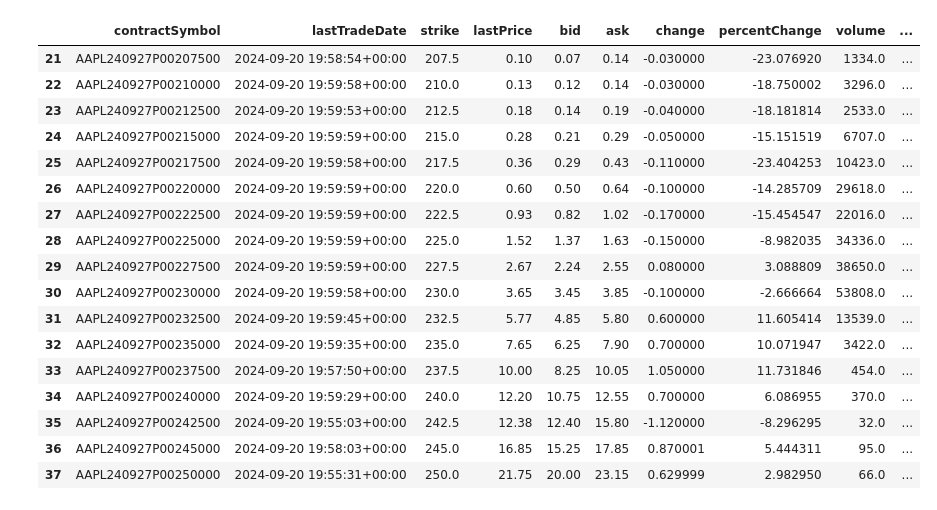
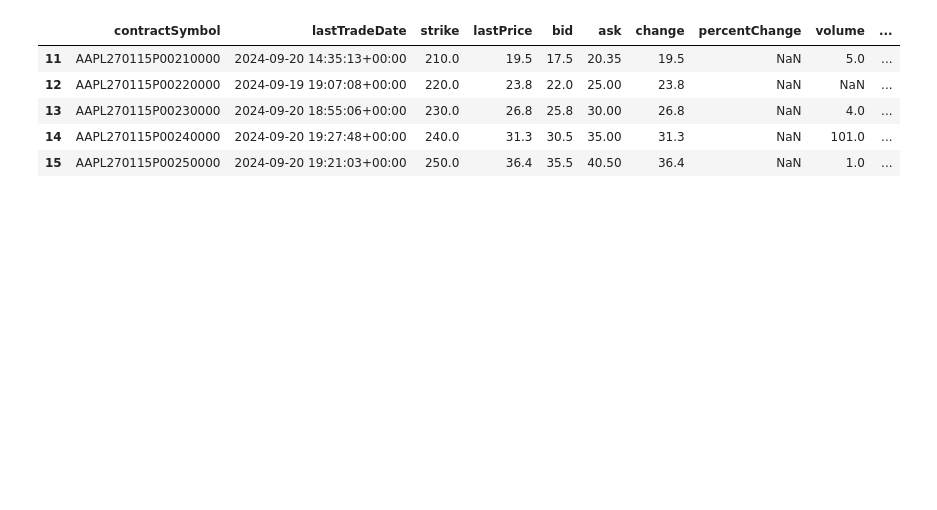
Before and after one commit to markhen2/Stock-review-app, a Jupyter notebook: Options chain work/optimal_option.ipynb, the cells around one changed output. Drawn from its saved outputs; the diff is of its cells as text; code cells hidden in the pictures; blank space fills up the shorter version.

Commit message:
Optimal options source

```diff
--- a/Options chain work/optimal_option.ipynb
+++ b/Options chain work/optimal_option.ipynb
@@ -48,46 +30,34 @@ ticker.options
 # %%
 import yfinance as yf
 
 def calculate_optimal_options(symbol, expiration_date):
     # Create a Ticker object
     ticker = yf.Ticker(symbol)
 
     # Fetch the options chain for the given expiration date
     options_chain = ticker.option_chain(expiration_date)
 
     # Get the put options
     puts = options_chain.puts
 
     # Define criteria for optimal options (e.g., strike price close to current price, low premium)
     current_price = ticker.history(period='1d')['Close'].iloc[-1]
     optimal_puts = puts[(puts['strike'] <= current_price * 1.1) & (puts['strike'] >= current_price * 0.9)]
 
     # Sort by premium (ask price) to find the cheapest options
     optimal_puts = optimal_puts.sort_values(by='ask')
 
     return optimal_puts
 
 # Example usage
 symbol = 'AAPL'
-expiration_date = '2024-09-27'
+expiration_date = ticker.options[-1]
 optimal_options = calculate_optimal_options(symbol, expiration_date)
 optimal_options
 # %% [output]
 |  | contractSymbol | lastTradeDate | strike | lastPrice | bid | ask | change | percentChange | volume | ... |
-| 21 | AAPL240927P00207500 | 2024-09-20 19:58:54+00:00 | 207.5 | 0.10 | 0.07 | 0.14 | -0.030000 | -23.076920 | 1334.0 | ... |
-| 22 | AAPL240927P00210000 | 2024-09-20 19:59:58+00:00 | 210.0 | 0.13 | 0.12 | 0.14 | -0.030000 | -18.750002 | 3296.0 | ... |
-| 23 | AAPL240927P00212500 | 2024-09-20 19:59:53+00:00 | 212.5 | 0.18 | 0.14 | 0.19 | -0.040000 | -18.181814 | 2533.0 | ... |
-| 24 | AAPL240927P00215000 | 2024-09-20 19:59:59+00:00 | 215.0 | 0.28 | 0.21 | 0.29 | -0.050000 | -15.151519 | 6707.0 | ... |
-| 25 | AAPL240927P00217500 | 2024-09-20 19:59:58+00:00 | 217.5 | 0.36 | 0.29 | 0.43 | -0.110000 | -23.404253 | 10423.0 | ... |
-| 26 | AAPL240927P00220000 | 2024-09-20 19:59:59+00:00 | 220.0 | 0.60 | 0.50 | 0.64 | -0.100000 | -14.285709 | 29618.0 | ... |
-| 27 | AAPL240927P00222500 | 2024-09-20 19:59:59+00:00 | 222.5 | 0.93 | 0.82 | 1.02 | -0.170000 | -15.454547 | 22016.0 | ... |
-| 28 | AAPL240927P00225000 | 2024-09-20 19:59:59+00:00 | 225.0 | 1.52 | 1.37 | 1.63 | -0.150000 | -8.982035 | 34336.0 | ... |
-| 29 | AAPL240927P00227500 | 2024-09-20 19:59:59+00:00 | 227.5 | 2.67 | 2.24 | 2.55 | 0.080000 | 3.088809 | 38650.0 | ... |
-| 30 | AAPL240927P00230000 | 2024-09-20 19:59:58+00:00 | 230.0 | 3.65 | 3.45 | 3.85 | -0.100000 | -2.666664 | 53808.0 | ... |
-| 31 | AAPL240927P00232500 | 2024-09-20 19:59:45+00:00 | 232.5 | 5.77 | 4.85 | 5.80 | 0.600000 | 11.605414 | 13539.0 | ... |
-| 32 | AAPL240927P00235000 | 2024-09-20 19:59:35+00:00 | 235.0 | 7.65 | 6.25 | 7.90 | 0.700000 | 10.071947 | 3422.0 | ... |
-| 33 | AAPL240927P00237500 | 2024-09-20 19:57:50+00:00 | 237.5 | 10.00 | 8.25 | 10.05 | 1.050000 | 11.731846 | 454.0 | ... |
-| 34 | AAPL240927P00240000 | 2024-09-20 19:59:29+00:00 | 240.0 | 12.20 | 10.75 | 12.55 | 0.700000 | 6.086955 | 370.0 | ... |
-| 35 | AAPL240927P00242500 | 2024-09-20 19:55:03+00:00 | 242.5 | 12.38 | 12.40 | 15.80 | -1.120000 | -8.296295 | 32.0 | ... |
-| 36 | AAPL240927P00245000 | 2024-09-20 19:58:03+00:00 | 245.0 | 16.85 | 15.25 | 17.85 | 0.870001 | 5.444311 | 95.0 | ... |
-| 37 | AAPL240927P00250000 | 2024-09-20 19:55:31+00:00 | 250.0 | 21.75 | 20.00 | 23.15 | 0.629999 | 2.982950 | 66.0 | ... |
+| 11 | AAPL270115P00210000 | 2024-09-20 14:35:13+00:00 | 210.0 | 19.5 | 17.5 | 20.35 | 19.5 | NaN | 5.0 | ... |
+| 12 | AAPL270115P00220000 | 2024-09-19 19:07:08+00:00 | 220.0 | 23.8 | 22.0 | 25.00 | 23.8 | NaN | NaN | ... |
+| 13 | AAPL270115P00230000 | 2024-09-20 18:55:06+00:00 | 230.0 | 26.8 | 25.8 | 30.00 | 26.8 | NaN | 4.0 | ... |
+| 14 | AAPL270115P00240000 | 2024-09-20 19:27:48+00:00 | 240.0 | 31.3 | 30.5 | 35.00 | 31.3 | NaN | 101.0 | ... |
+| 15 | AAPL270115P00250000 | 2024-09-20 19:21:03+00:00 | 250.0 | 36.4 | 35.5 | 40.50 | 36.4 | NaN | 1.0 | ... |
```
Also changed, not shown: parts of 2 cells of this notebook, 1 other file.
